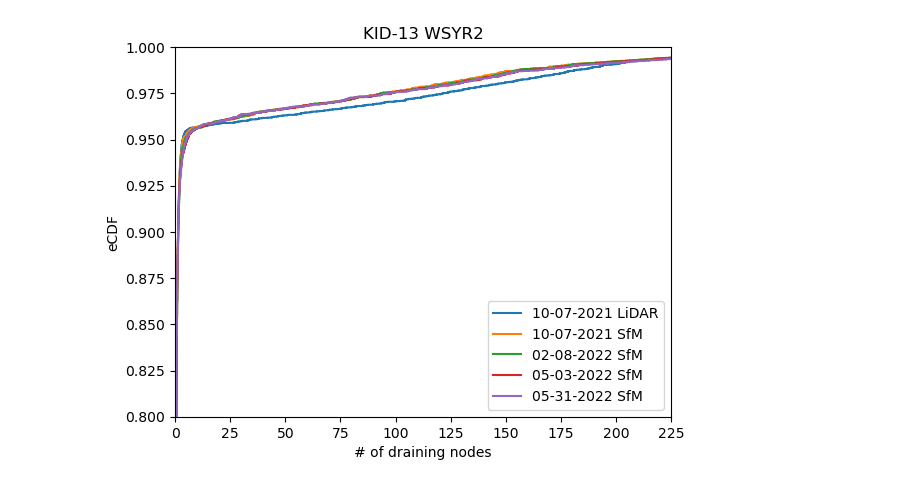
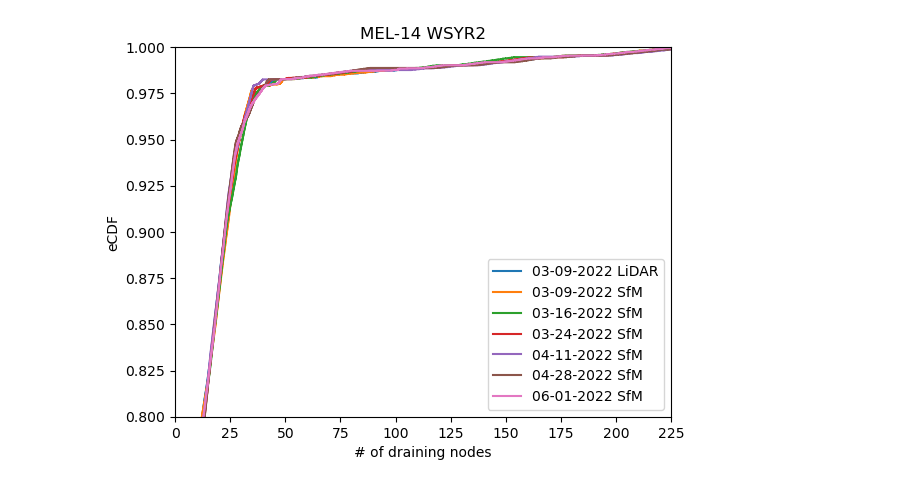
Before and after one commit to amanaster2/ll_micro, a Jupyter notebook: flowAccumulation.ipynb, the cells around one changed output. Saved outputs shown, nothing was run; the diff lists cells and outputs as text; code cells hidden in the pictures.

Commit message:
Fix flow accumulation weirdness

```diff
--- a/flowAccumulation.ipynb
+++ b/flowAccumulation.ipynb
@@ -36 +78,9 @@ from landlab.components.flow_accum import find_drainage_area_and_discharge
+# %%
+(da_m14_20220309_lidar, discharge_m14_20220309_lidar) = fa_m14_20220309_lidar.accumulate_flow()
+(da_m14_20220309_sfm, discharge_m14_20220309_sfm) = fa_m14_20220309_sfm.accumulate_flow()
+(da_m14_20220316_sfm, discharge_m14_20220316_sfm) = fa_m14_20220316_sfm.accumulate_flow()
+(da_m14_20220324_sfm, discharge_m14_20220324_sfm) = fa_m14_20220324_sfm.accumulate_flow()
+(da_m14_20220411_sfm, discharge_m14_20220411_sfm) = fa_m14_20220411_sfm.accumulate_flow()
+(da_m14_20220428_sfm, discharge_m14_20220428_sfm) = fa_m14_20220428_sfm.accumulate_flow()
+(da_m14_20220601_sfm, discharge_m14_20220601_sfm) = fa_m14_20220601_sfm.accumulate_flow()
 # %%
@@ -94,30 +94,30 @@ fa_k13_20220531_sfm = FlowAccumulator(mg_k13_20220531_sfm,
 # %%
 from scipy import stats
-res0 = stats.ecdf(da_k13_20211007_lidar)
-res1 = stats.ecdf(da_k13_20211007_sfm)
-res2 = stats.ecdf(da_k13_20220208_sfm)
-res3 = stats.ecdf(da_k13_20220503_sfm)
-res4 = stats.ecdf(da_k13_20220531_sfm)
-# res5 = stats.ecdf(da_m14_20220428_sfm)
-# res6 = stats.ecdf(da_m14_20220601_sfm)
+res0 = stats.ecdf(da_m14_20220309_lidar)
+res1 = stats.ecdf(da_m14_20220309_sfm)
+res2 = stats.ecdf(da_m14_20220316_sfm)
+res3 = stats.ecdf(da_m14_20220324_sfm)
+res4 = stats.ecdf(da_m14_20220411_sfm)
+res5 = stats.ecdf(da_m14_20220428_sfm)
+res6 = stats.ecdf(da_m14_20220601_sfm)
 ax = plt.subplot()
-res0.cdf.plot(ax, label='10-07-2021 LiDAR')
-res1.cdf.plot(ax, label='10-07-2021 SfM')
-res2.cdf.plot(ax, label='02-08-2022 SfM')
-res3.cdf.plot(ax, label='05-03-2022 SfM')
-res4.cdf.plot(ax, label='05-31-2022 SfM')
-# res5.cdf.plot(ax, label='04-28-2022 SfM')
-# res6.cdf.plot(ax, label='06-01-2022 SfM')
+res0.cdf.plot(ax, label='03-09-2022 LiDAR')
+res1.cdf.plot(ax, label='03-09-2022 SfM')
+res2.cdf.plot(ax, label='03-16-2022 SfM')
+res3.cdf.plot(ax, label='03-24-2022 SfM')
+res4.cdf.plot(ax, label='04-11-2022 SfM')
+res5.cdf.plot(ax, label='04-28-2022 SfM')
+res6.cdf.plot(ax, label='06-01-2022 SfM')
 
 ax.legend(loc='lower right')
-ax.set_title('KID-13 WSYR2')
+ax.set_title('MEL-14 WSYR2')
 ax.set_xlabel('# of draining nodes')
 ax.set_ylabel('eCDF')
 ax.set_xlim(0,225)
 ax.set_ylim(0.8,1)
 
 plt.show();
 # %% [output]
-[figure, old version]
+[figure, new version]
 # %%
 plt.figure(figsize=(5,9))
```
Also changed, not shown: parts of 8 cells of this notebook.
